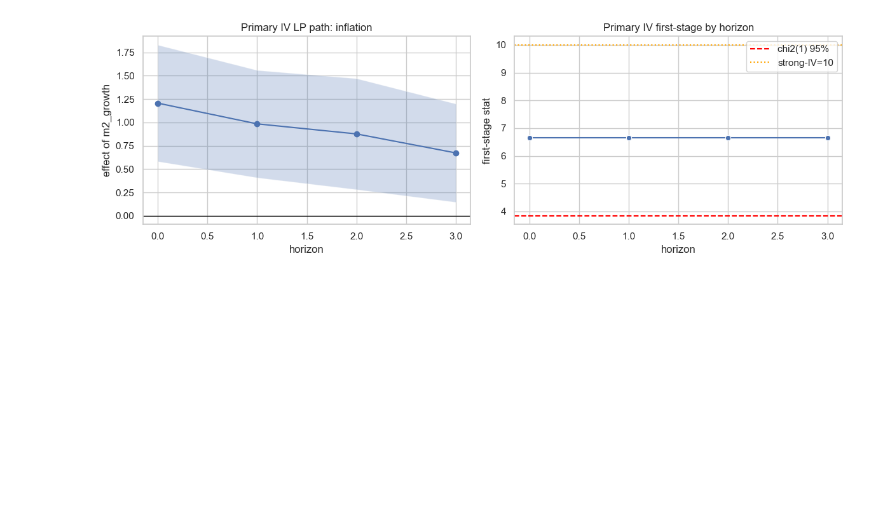
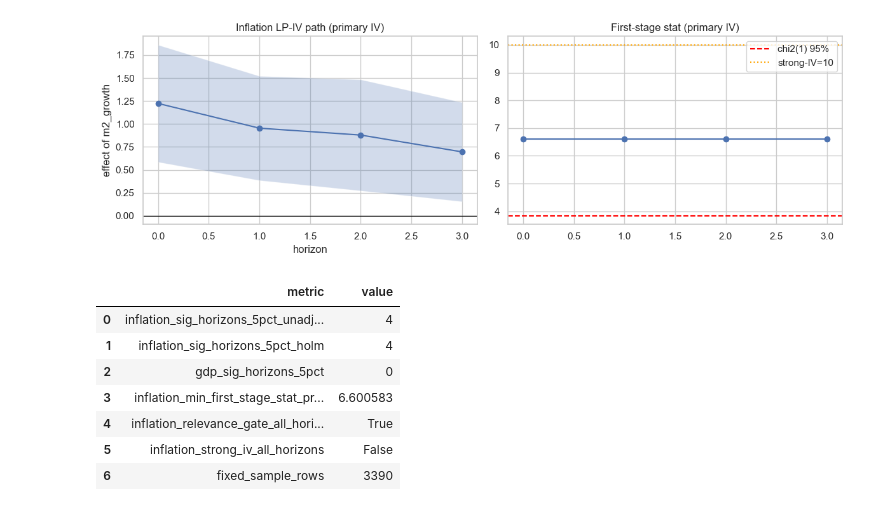
Before and after one commit to 4minutes-chung/monetary-panel-study, a Jupyter notebook: 03_analysis_notebooks/03_short_run_lp_iv.ipynb, the cells around one changed output. Saved outputs shown, nothing was run; the diff lists cells and outputs as text; code cells hidden in the pictures; blank space fills up the shorter version.

```diff
--- a/03_analysis_notebooks/03_short_run_lp_iv.ipynb
+++ b/03_analysis_notebooks/03_short_run_lp_iv.ipynb
@@ -199,24 +134,42 @@ lp_table
 # %%
-plot_data = primary[primary["outcome"] == "inflation"].sort_values("horizon")
-fig, axes = plt.subplots(1, 2, figsize=(12, 4))
+infl = primary[primary['outcome'] == 'inflation'].sort_values('horizon')
+gdp = primary[primary['outcome'] == 'gdp_growth'].sort_values('horizon')
 
-axes[0].plot(plot_data["horizon"], plot_data["coef_m2_growth"], marker="o")
-axes[0].fill_between(plot_data["horizon"], plot_data["ci_low_95"], plot_data["ci_high_95"], alpha=0.25)
-axes[0].axhline(0, color="black", linewidth=1)
-axes[0].set_title("Primary IV LP path: inflation")
-axes[0].set_xlabel("horizon")
-axes[0].set_ylabel("effect of m2_growth")
+fig, ax = plt.subplots(1, 2, figsize=(12, 4))
+ax[0].plot(infl['horizon'], infl['coef_m2_growth'], marker='o')
+ax[0].fill_between(infl['horizon'], infl['ci_low_95'], infl['ci_high_95'], alpha=0.25)
+ax[0].axhline(0, color='black', linewidth=1)
+ax[0].set_title('Inflation LP-IV path (primary IV)')
+ax[0].set_xlabel('horizon')
+ax[0].set_ylabel('effect of m2_growth')
 
-sns.lineplot(data=primary.groupby(["horizon"], as_index=False)["first_stage_stat"].mean(), x="horizon", y="first_stage_stat", marker="o", ax=axes[1])
-axes[1].axhline(CHI2_1_95_CRITICAL, color="red", linestyle="--", label="chi2(1) 95%")
-axes[1].axhline(STRONG_IV_STAT_THRESHOLD, color="orange", linestyle=":", label="strong-IV=10")
-axes[1].set_title("Primary IV first-stage by horizon")
-axes[1].set_ylabel("first-stage stat")
-axes[1].legend()
+ax[1].plot(infl['horizon'], infl['first_stage_stat'], marker='o')
+ax[1].axhline(IV_RELEVANCE_CUTOFF, color='red', linestyle='--', label='chi2(1) 95%')
+ax[1].axhline(IV_STRONG_CUTOFF, color='orange', linestyle=':', label='strong-IV=10')
+ax[1].set_title('First-stage stat (primary IV)')
+ax[1].legend()
+fig.tight_layout()
+fig.savefig(OUT_DIR / '03_inflation_lp_and_first_stage.png', dpi=170)
+plt.show()
 
-fig.tight_layout()
-fig.savefig(OUT_DIR / "phase2_inflation_lp_and_first_stage.png", dpi=170)
-plt.show()
+summary = pd.DataFrame([
+    {'metric': 'inflation_sig_horizons_5pct_unadjusted', 'value': int((infl['p_value'] < 0.05).sum())},
+    {'metric': 'inflation_sig_horizons_5pct_holm', 'value': int((infl['p_value_holm'] < 0.05).sum())},
+    {'metric': 'gdp_sig_horizons_5pct', 'value': int((gdp['p_value'] < 0.05).sum())},
+    {'metric': 'inflation_min_first_stage_stat_primary', 'value': float(infl['first_stage_stat'].min())},
+    {'metric': 'inflation_relevance_gate_all_horizons', 'value': bool((infl['first_stage_stat'] > IV_RELEVANCE_CUTOFF).all())},
+    {'metric': 'inflation_strong_iv_all_horizons', 'value': bool((infl['first_stage_stat'] >= IV_STRONG_CUTOFF).all())},
+    {'metric': 'fixed_sample_rows', 'value': int(fixed_mask.sum())},
+])
+summary
 # %% [output]
-[figure, old version]
+[figure, new version]
+|  | metric | value |
+| 0 | inflation_sig_horizons_5pct_unadj... | 4 |
+| 1 | inflation_sig_horizons_5pct_holm | 4 |
+| 2 | gdp_sig_horizons_5pct | 0 |
+| 3 | inflation_min_first_stage_stat_pr... | 6.600583 |
+| 4 | inflation_relevance_gate_all_hori... | True |
+| 5 | inflation_strong_iv_all_horizons | False |
+| 6 | fixed_sample_rows | 3390 |
 # %%
```
Also changed, not shown: parts of 9 cells of this notebook, 33 other files.
